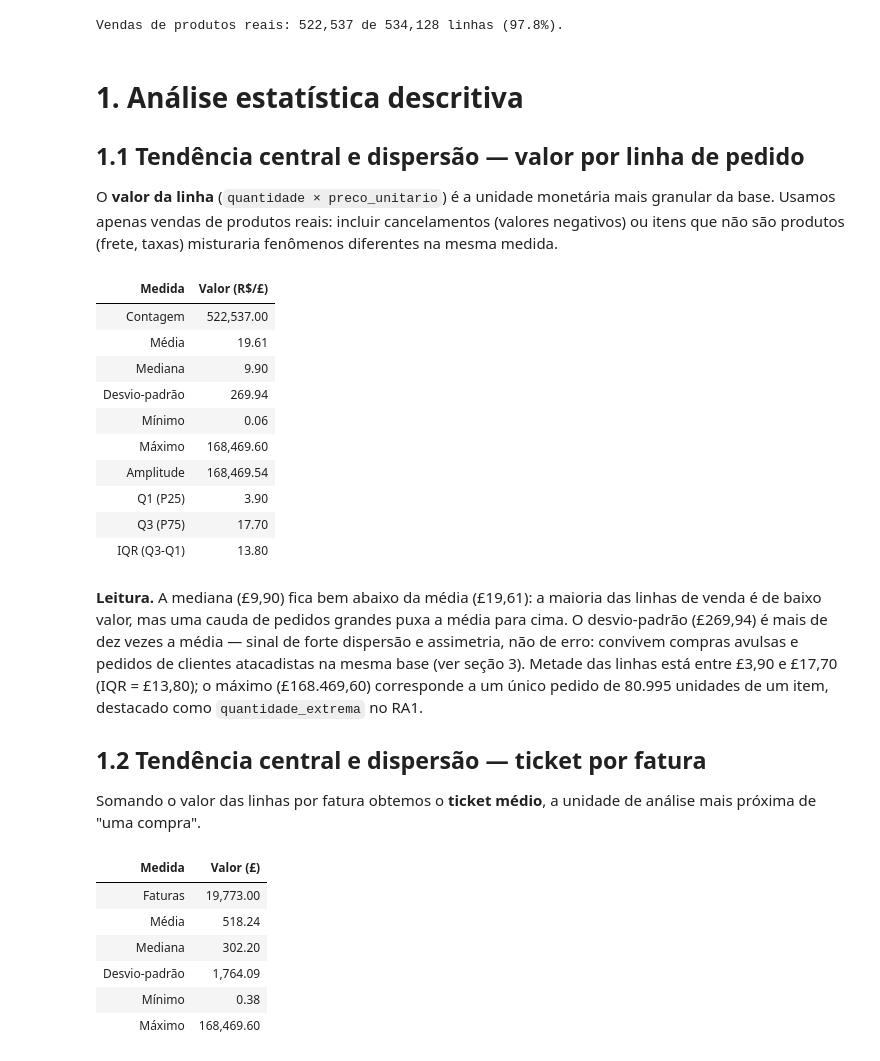
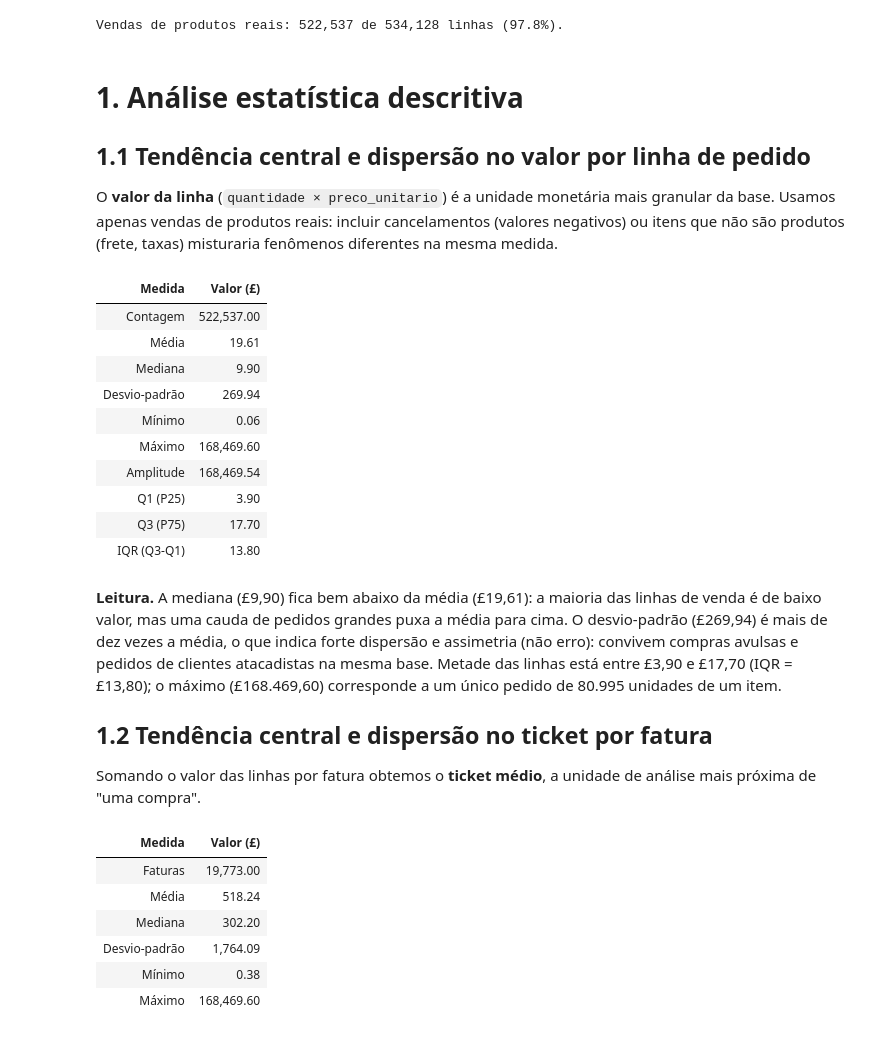
Before and after one commit to JoaoVargas/2026.2-DataAnatytics-RA3, a Jupyter notebook: RA3_Analise_Visualizacao_ML.ipynb, the cells around one changed output. Saved outputs shown, nothing was run; the diff lists cells and outputs as text; code cells hidden in the pictures.

```diff
--- a/RA3_Analise_Visualizacao_ML.ipynb
+++ b/RA3_Analise_Visualizacao_ML.ipynb
@@ -75,17 +73,15 @@ display(df.head(3))
 | 1 | 1 | 536365 | venda | 71053 | False | WHITE METAL LANTERN | WHITE METAL LANTERN | ... |
 | 2 | 2 | 536365 | venda | 84406B | False | CREAM CUPID HEARTS COAT HANGER | CREAM CUPID HEARTS COAT HANGER | ... |
 # %%
-# Colunas derivadas usadas em várias seções: valor de cada linha e recortes de tempo.
 df["valor_linha"] = df["quantidade"] * df["preco_unitario"]
 df["quantidade_abs"] = df["quantidade"].abs()
+df["valor_abs_linha"] = df["quantidade_abs"] * df["preco_unitario"]
 df["mes"] = df["data_hora"].dt.to_period("M")
 df["mes_num"] = df["data_hora"].dt.month
 df["hora"] = df["data_hora"].dt.hour
 df["dia_semana"] = df["data_hora"].dt.day_name()
 df["dia_semana_num"] = df["data_hora"].dt.day_of_week
 
-# A maior parte das análises de receita e produto deve ignorar linhas que não são
-# produtos (frete, taxas, ajustes — ver RA1, seção 8.5) e considerar só vendas.
 vendas_prod = df[(df["tipo_transacao"] == "venda") & (~df["item_nao_produto"])]
 print(f"Vendas de produtos reais: {len(vendas_prod):,} de {len(df):,} linhas "
       f"({len(vendas_prod) / len(df):.1%}).")
@@ -94,23 +90,23 @@ Vendas de produtos reais: 522,537 de 534,128 linhas (97.8%).
 # %% [markdown]
 # 1. Análise estatística descritiva
 
-## 1.1 Tendência central e dispersão — valor por linha de pedido
+## 1.1 Tendência central e dispersão no valor por linha de pedido
 O **valor da linha** (`quantidade × preco_unitario`) é a unidade monetária mais granular da base. Usamos apenas vendas de produtos reais: incluir cancelamentos (valores negativos) ou itens que não são produtos (frete, taxas) misturaria fenômenos diferentes na mesma medida.
 # %%
 valores = vendas_prod["valor_linha"]
 resumo_valor_linha = pd.DataFrame({
     "Medida": ["Contagem", "Média", "Mediana", "Desvio-padrão", "Mínimo", "Máximo",
                "Amplitude", "Q1 (P25)", "Q3 (P75)", "IQR (Q3-Q1)"],
-    "Valor (R$/£)": [
+    "Valor (£)": [
         valores.count(), valores.mean(), valores.median(), valores.std(ddof=0),
         valores.min(), valores.max(), valores.max() - valores.min(),
         valores.quantile(.25), valores.quantile(.75),
         valores.quantile(.75) - valores.quantile(.25),
     ],
 })
-display(resumo_valor_linha.style.hide(axis="index").format({"Valor (R$/£)": "{:,.2f}"}))
+display(resumo_valor_linha.style.hide(axis="index").format({"Valor (£)": "{:,.2f}"}))
 # %% [output]
-| Medida | Valor (R$/£) |
+| Medida | Valor (£) |
 | Contagem | 522,537.00 |
 | Média | 19.61 |
 | Mediana | 9.90 |
@@ -122,9 +118,9 @@ display(resumo_valor_linha.style.hide(axis="index").format({"Valor (R$/£)": "{:
 | Q3 (P75) | 17.70 |
 | IQR (Q3-Q1) | 13.80 |
 # %% [markdown]
-**Leitura.** A mediana (£9,90) fica bem abaixo da média (£19,61): a maioria das linhas de venda é de baixo valor, mas uma cauda de pedidos grandes puxa a média para cima. O desvio-padrão (£269,94) é mais de dez vezes a média — sinal de forte dispersão e assimetria, não de erro: convivem compras avulsas e pedidos de clientes atacadistas na mesma base (ver seção 3). Metade das linhas está entre £3,90 e £17,70 (IQR = £13,80); o máximo (£168.469,60) corresponde a um único pedido de 80.995 unidades de um item, destacado como `quantidade_extrema` no RA1.
+**Leitura.** A mediana (£9,90) fica bem abaixo da média (£19,61): a maioria das linhas de venda é de baixo valor, mas uma cauda de pedidos grandes puxa a média para cima. O desvio-padrão (£269,94) é mais de dez vezes a média, o que indica forte dispersão e assimetria (não erro): convivem compras avulsas e pedidos de clientes atacadistas na mesma base. Metade das linhas está entre £3,90 e £17,70 (IQR = £13,80); o máximo (£168.469,60) corresponde a um único pedido de 80.995 unidades de um item.
 
-## 1.2 Tendência central e dispersão — ticket por fatura
+## 1.2 Tendência central e dispersão no ticket por fatura
 Somando o valor das linhas por fatura obtemos o **ticket médio**, a unidade de análise mais próxima de "uma compra".
 # %%
 ticket_fatura = vendas_prod.groupby("fatura", observed=True)["valor_linha"].sum()
```
Also changed, not shown: parts of 43 cells of this notebook, 1 other file.
